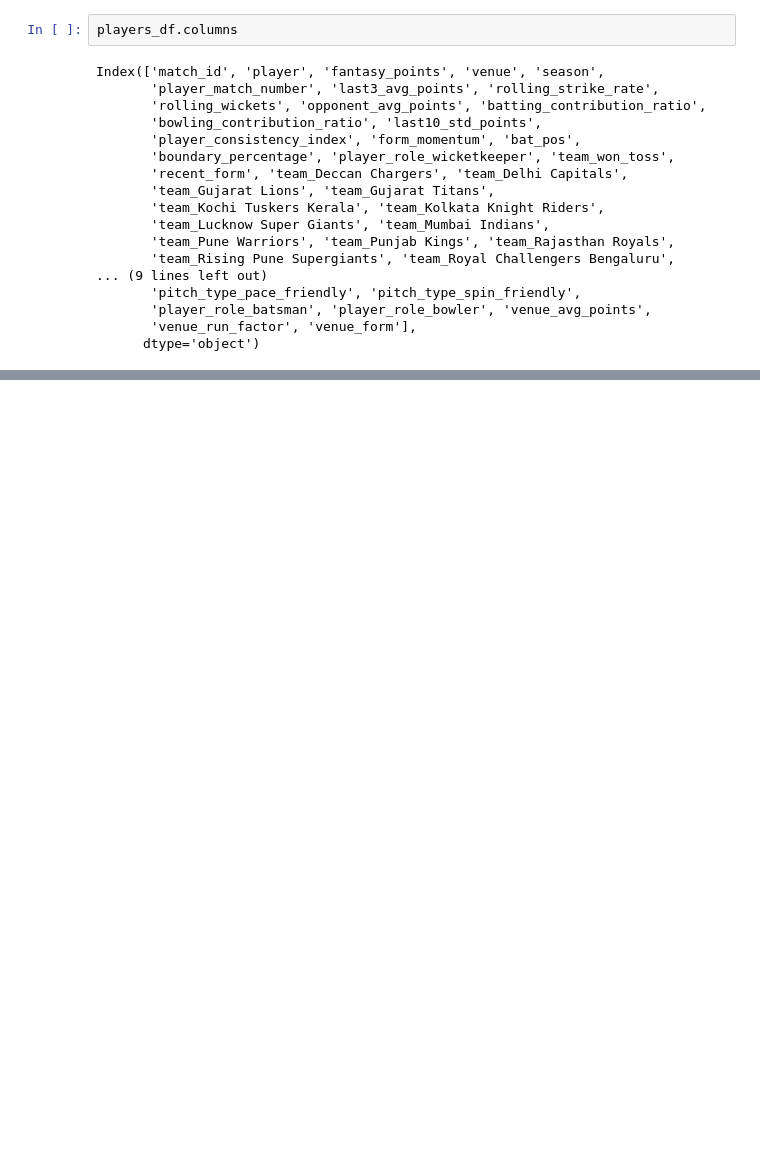
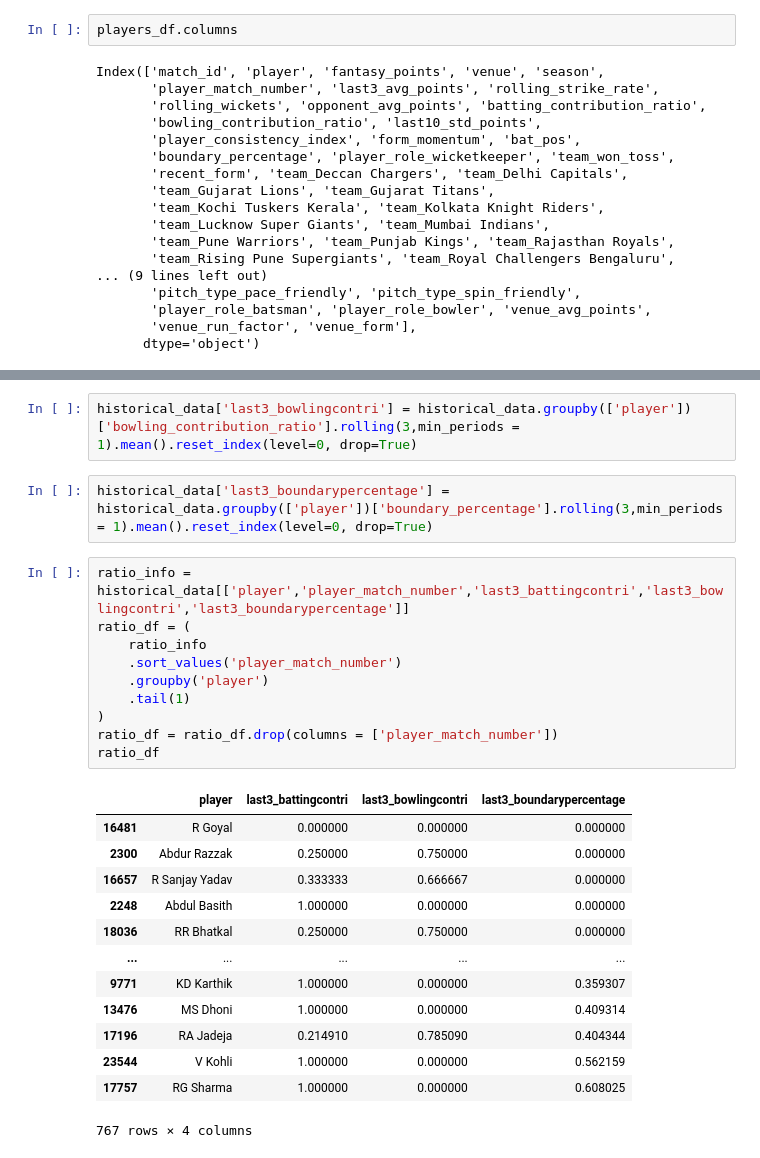
Before and after one commit to GuptaNidhish/FantasyTeamPredictor, a Jupyter notebook: notebooks/inference1.ipynb, the cells around one changed output, grey strips where cells are left out. Cells and saved outputs as stored; diff of their text form; blank space fills up the shorter version.

```diff
--- a/notebooks/inference1.ipynb
+++ b/notebooks/inference1.ipynb
@@ -345,0 +382,28 @@ Index(['match_id', 'player', 'fantasy_points', 'venue', 'season',
+# %%
+historical_data['last3_bowlingcontri'] = historical_data.groupby(['player'])['bowling_contribution_ratio'].rolling(3,min_periods = 1).mean().reset_index(level=0, drop=True)
+# %%
+historical_data['last3_boundarypercentage'] = historical_data.groupby(['player'])['boundary_percentage'].rolling(3,min_periods = 1).mean().reset_index(level=0, drop=True)
+# %%
+ratio_info = historical_data[['player','player_match_number','last3_battingcontri','last3_bowlingcontri','last3_boundarypercentage']]
+ratio_df = (
+    ratio_info
+    .sort_values('player_match_number')
+    .groupby('player')
+    .tail(1)
+)
+ratio_df = ratio_df.drop(columns = ['player_match_number'])
+ratio_df
+# %% [output]
+|  | player | last3_battingcontri | last3_bowlingcontri | last3_boundarypercentage |
+| 16481 | R Goyal | 0.000000 | 0.000000 | 0.000000 |
+| 2300 | Abdur Razzak | 0.250000 | 0.750000 | 0.000000 |
+| 16657 | R Sanjay Yadav | 0.333333 | 0.666667 | 0.000000 |
+| 2248 | Abdul Basith | 1.000000 | 0.000000 | 0.000000 |
+| 18036 | RR Bhatkal | 0.250000 | 0.750000 | 0.000000 |
+| ... | ... | ... | ... | ... |
+| 9771 | KD Karthik | 1.000000 | 0.000000 | 0.359307 |
+| 13476 | MS Dhoni | 1.000000 | 0.000000 | 0.409314 |
+| 17196 | RA Jadeja | 0.214910 | 0.785090 | 0.404344 |
+| 23544 | V Kohli | 1.000000 | 0.000000 | 0.562159 |
+| 17757 | RG Sharma | 1.000000 | 0.000000 | 0.608025 |
+767 rows × 4 columns
```
Also changed, not shown: parts of 28 cells of this notebook, 4 other files.
